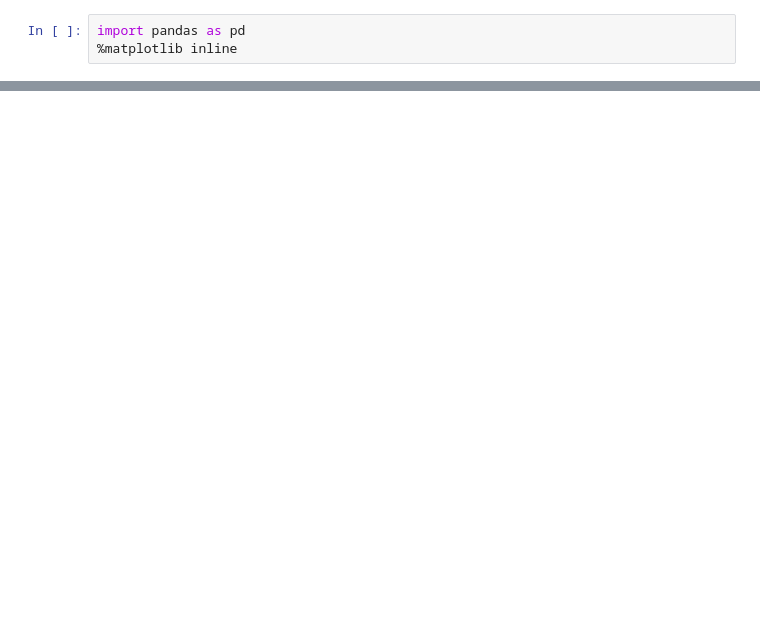
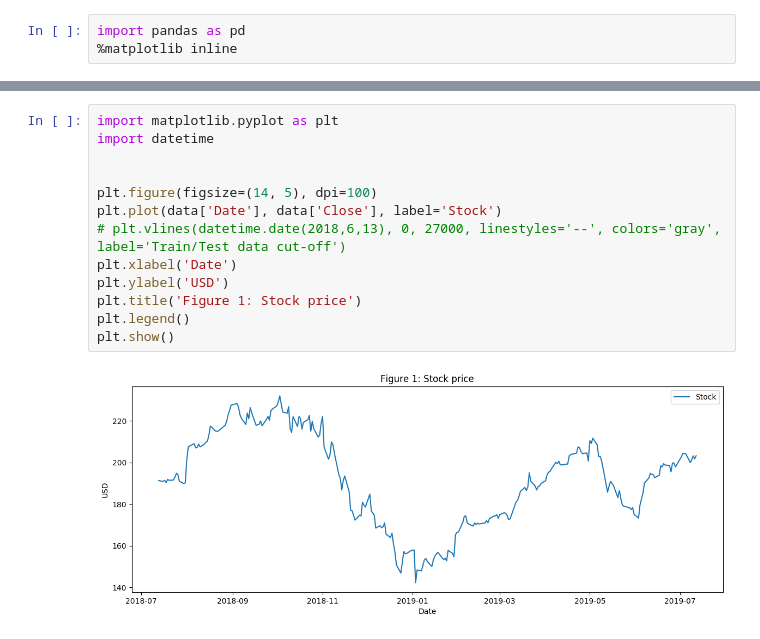
Before and after one commit to Nielspace/Stock-Prediction, a Jupyter notebook: StockExchangePrediction.ipynb, the cells around one changed output, grey strips where cells are left out. Cells and saved outputs as stored; diff of their text form; blank space fills up the shorter version.

```diff
--- a/StockExchangePrediction.ipynb
+++ b/StockExchangePrediction.ipynb
@@ -216,0 +38,15 @@ splits(data_eq, 0.2)
+# %%
+import matplotlib.pyplot as plt
+import datetime
+
+
+plt.figure(figsize=(14, 5), dpi=100)
+plt.plot(data['Date'], data['Close'], label='Stock')
+# plt.vlines(datetime.date(2018,6,13), 0, 27000, linestyles='--', colors='gray', label='Train/Test data cut-off')
+plt.xlabel('Date')
+plt.ylabel('USD')
+plt.title('Figure 1: Stock price')
+plt.legend()
+plt.show()
+# %% [output]
+[figure, added]
```
Also changed, not shown: parts of 54 cells of this notebook, 3 other files.
